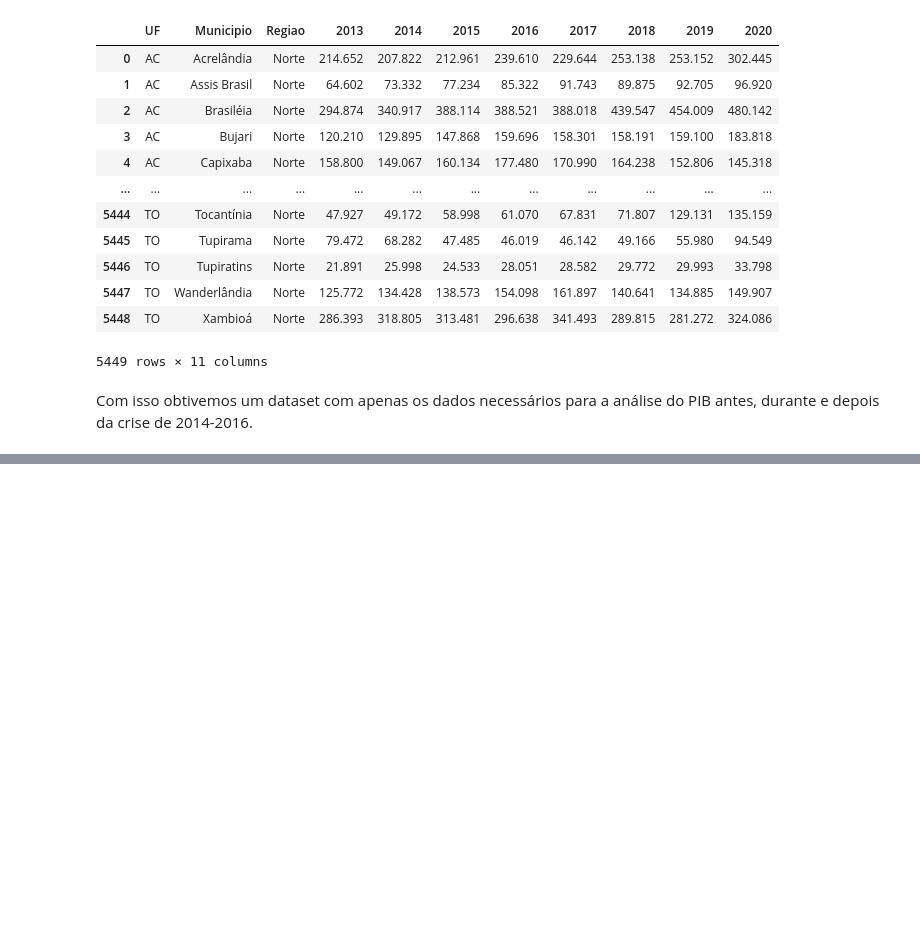
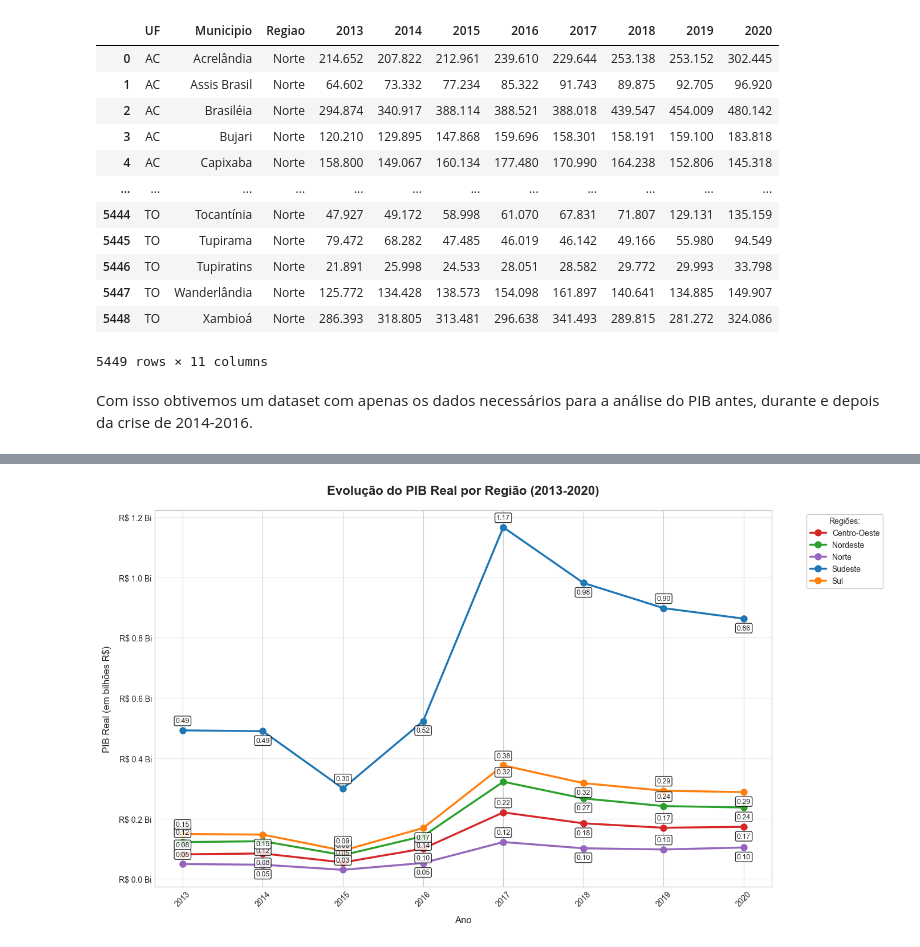
Before and after one commit to anaC-Fernandes/ProjetoDados, a Jupyter notebook: Notebooks/Dataset_Crise.ipynb, the cells around one changed output, grey strips where cells are left out. Drawn from its saved outputs; the diff is of its cells as text; code cells hidden in the pictures; blank space fills up the shorter version.

```diff
--- a/Notebooks/Dataset_Crise.ipynb
+++ b/Notebooks/Dataset_Crise.ipynb
@@ -215,0 +460,64 @@ Com isso obtivemos um dataset com apenas os dados necessários para a análise d
+# %%
+# Configurações de estilo
+plt.style.use('seaborn-v0_8-whitegrid')
+plt.figure(figsize=(14, 8))
+
+# Cores para cada região
+cores = {
+    'Centro-Oeste': '#d62728',
+    'Nordeste': '#2ca02c',
+    'Norte': '#9467bd',
+    'Sudeste': '#1f77b4',
+    'Sul': '#ff7f0e'
+}
+
+# Extrair anos das colunas (excluindo 'Total')
+anos = [str(ano) for ano in range(2013, 2021)]  # 2013 a 2020
+
+# Plotando cada região
+for regiao in pib_real.index:
+    plt.plot(anos,
+             pib_real.loc[regiao, anos],
+             marker='o',
+             linewidth=2.5,
+             markersize=8,
+             label=regiao,
+             color=cores[regiao])
+
+# Configurações do gráfico
+plt.title('Evolução do PIB Real por Região (2013-2020)',
+          fontsize=16, pad=20, fontweight='bold')
+plt.xlabel('Ano', fontsize=12, labelpad=10)
+plt.ylabel('PIB Real (em bilhões R$)', fontsize=12, labelpad=10)
+
+# Formatando o eixo Y
+plt.gca().yaxis.set_major_formatter(
+    plt.FuncFormatter(lambda x, _: f'R$ {x:,.1f} Bi'))
+
+# Adicionando valores nos pontos (com offset dinâmico)
+for regiao in pib_real.index:
+    for i, ano in enumerate(anos):
+        valor = pib_real.loc[regiao, ano]
+        offset = 0.02 if i % 2 == 0 else -0.02  # Alterna posição
+
+        plt.text(ano, valor + offset,
+                 f'{valor:.2f}',
+                 ha='center',
+                 va='bottom' if i % 2 == 0 else 'top',
+                 fontsize=9,
+                 bbox=dict(facecolor='white', alpha=0.8, boxstyle='round,pad=0.2'))
+
+# Legenda personalizada
+plt.legend(title='Regiões:',
+           bbox_to_anchor=(1.05, 1),
+           loc='upper left',
+           frameon=True,
+           framealpha=1)
+
+# Ajustes finais
+plt.xticks(rotation=45)
+plt.grid(axis='y', alpha=0.4)
+plt.tight_layout()
+plt.show()
+# %% [output]
+[figure, added]
```
Also changed, not shown: parts of 22 cells of this notebook.
